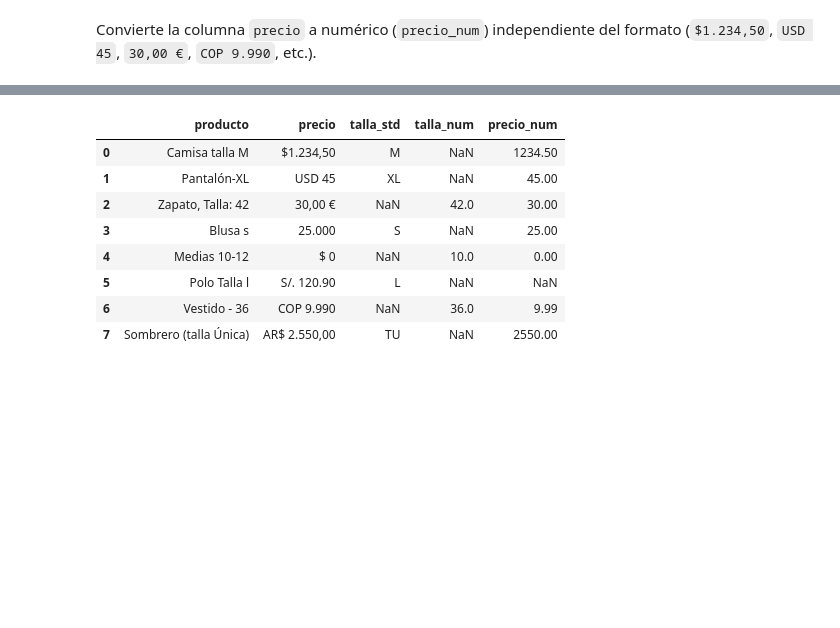
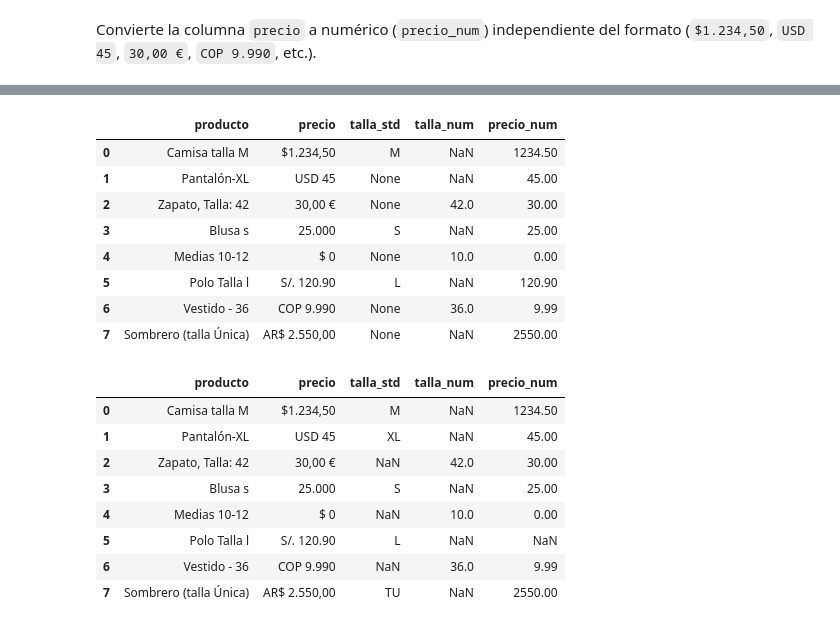
Before and after one commit to DavidArroyaveUPB/Curso-NLP-DAvid-Arroyave, a Jupyter notebook: notebooks/Practica_Limpieza_Texto.ipynb, the cells around one changed output, grey strips where cells are left out. Drawn from its saved outputs; the diff is of its cells as text; code cells hidden in the pictures; blank space fills up the shorter version.

```diff
--- a/notebooks/Practica_Limpieza_Texto.ipynb
+++ b/notebooks/Practica_Limpieza_Texto.ipynb
@@ -383,4 +690,41 @@ Crea la columna`talla_std` (letras) y `talla_num` (numérica).
 # %% [markdown]
 Convierte la columna `precio` a numérico (`precio_num`) independiente del formato (`$1.234,50`, `USD 45`, `30,00 €`, `COP 9.990`, etc.).
 # %%
-# Copie su código aca
+# Extraer y normalizar precios
+import re
+
+
+def extrae_precio(precio_str):
+    if pd.isna(precio_str):
+        return None
+
+    # Limpia el texto y extrae los números
+    precio_str = str(precio_str)
+
+    # Elimina símbolos de moneda y espacios
+    precio_str = re.sub(r"[$/€£¥]|USD|COP|AR\$|S/\.", "", precio_str)
+
+    # Limpia espacios
+    precio_str = precio_str.strip()
+
+    # Maneja diferentes formatos de números
+    # Primero normaliza al formato con punto como decimal
+    if "," in precio_str and "." in precio_str:
+        # Formato tipo 1.234,50
+        precio_str = precio_str.replace(".", "").replace(",", ".")
+    elif "," in precio_str:
+        # Formato tipo 1234,50
+        precio_str = precio_str.replace(",", ".")
+
+    # Extrae el número
+    try:
+        return float(re.search(r"\d+\.?\d*", precio_str).group())
+    except (AttributeError, ValueError):
+        return None
+
+
+# Aplica la función y crea la columna precio_num
+df_productos["precio_num"] = df_productos["precio"].apply(extrae_precio)
+
+# Muestra resultados
+display(df_productos[["producto", "precio", "precio_num"]])
@@ -387,3 +741,16 @@ Convierte la columna `precio` a numérico (`precio_num`) independiente del forma
+# %%
+# Mostrar todas las columnas solicitadas
+display(df_productos[["producto", "precio", "talla_std", "talla_num", "precio_num"]])
+# %% [output]
+|  | producto | precio | talla_std | talla_num | precio_num |
+| 0 | Camisa talla M | $1.234,50 | M | NaN | 1234.50 |
+| 1 | Pantalón-XL | USD 45 | None | NaN | 45.00 |
+| 2 | Zapato, Talla: 42 | 30,00 € | None | 42.0 | 30.00 |
+| 3 | Blusa s | 25.000 | S | NaN | 25.00 |
+| 4 | Medias 10-12 | $ 0 | None | 10.0 | 0.00 |
+| 5 | Polo Talla l | S/. 120.90 | L | NaN | 120.90 |
+| 6 | Vestido - 36 | COP 9.990 | None | 36.0 | 9.99 |
+| 7 | Sombrero (talla Única) | AR$ 2.550,00 | None | NaN | 2550.00 |
 # %%
 # %% [output]
 |  | producto | precio | talla_std | talla_num | precio_num |
```
Also changed, not shown: parts of 21 cells of this notebook.
